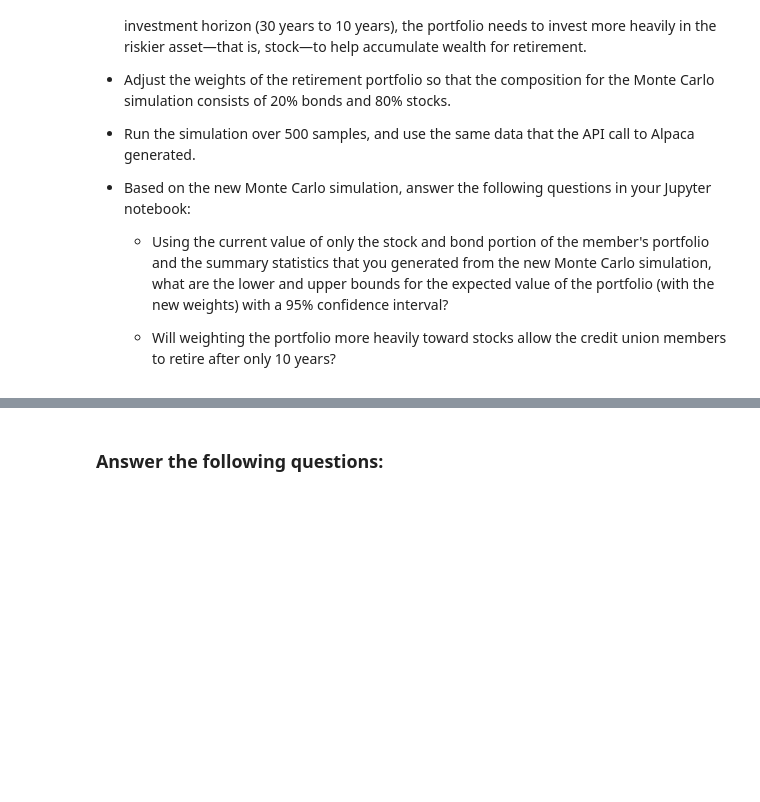
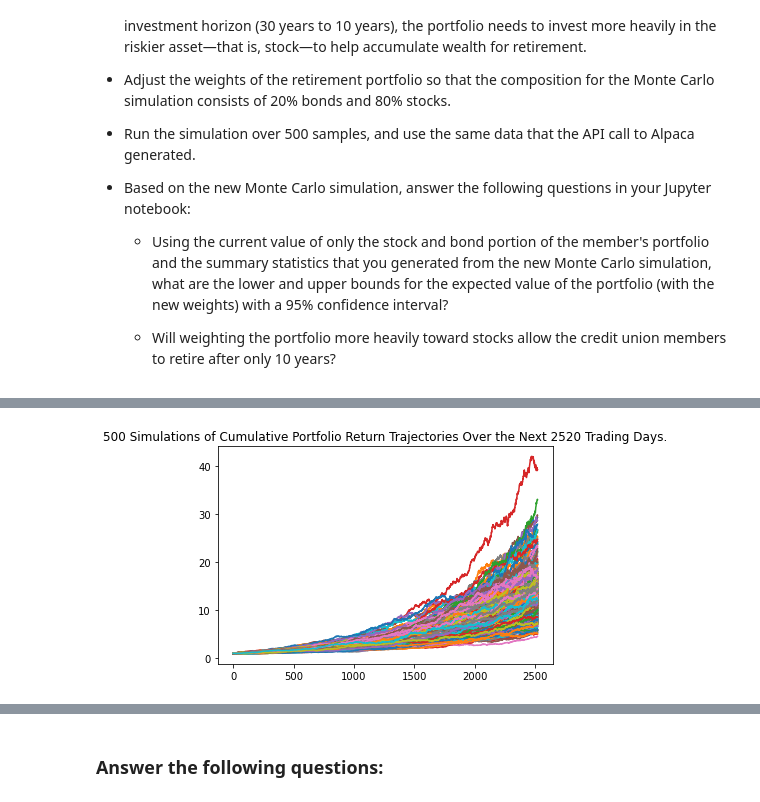
Before and after one commit to Miggs00/financial_planning_tools, a Jupyter notebook: Financial_planning_tools_code/financial_planning_tools.ipynb, the cells around one changed output, grey strips where cells are left out. Drawn from its saved outputs; the diff is of its cells as text; code cells hidden in the pictures; blank space fills up the shorter version.

```diff
--- a/Financial_planning_tools_code/financial_planning_tools.ipynb
+++ b/Financial_planning_tools_code/financial_planning_tools.ipynb
@@ -504,7 +596,12 @@ For this new Monte Carlo simulation, do the following:
 # Configure a Monte Carlo simulation to forecast 10 years cumulative returns
 # The weights should be split 20% to AGG and 80% to SPY.
 # Run 500 samples.
-# YOUR CODE HERE
+MC_tenyear = MCSimulation(
+    portfolio_data = stocks_bonds_df,
+    weights = [.20,.80],
+    num_simulation = 500,
+    num_trading_days = 252 * 10
+)
 
 # Review the simulation input data
-# YOUR CODE HERE
+MC_tenyear.portfolio_data.head()
@@ -514,7 +651,9 @@ For this new Monte Carlo simulation, do the following:
 # %%
 # Visualize the 10-year Monte Carlo simulation by creating an
 # overlay line plot
-# YOUR CODE HERE
+MC_ten_line_plot = MC_tenyear.plot_simulation()
+# %% [output]
+[figure, added]
 # %%
 # Visualize the probability distribution of the 10-year Monte Carlo simulation
 # by plotting a histogram
```
Also changed, not shown: parts of 28 cells of this notebook.
